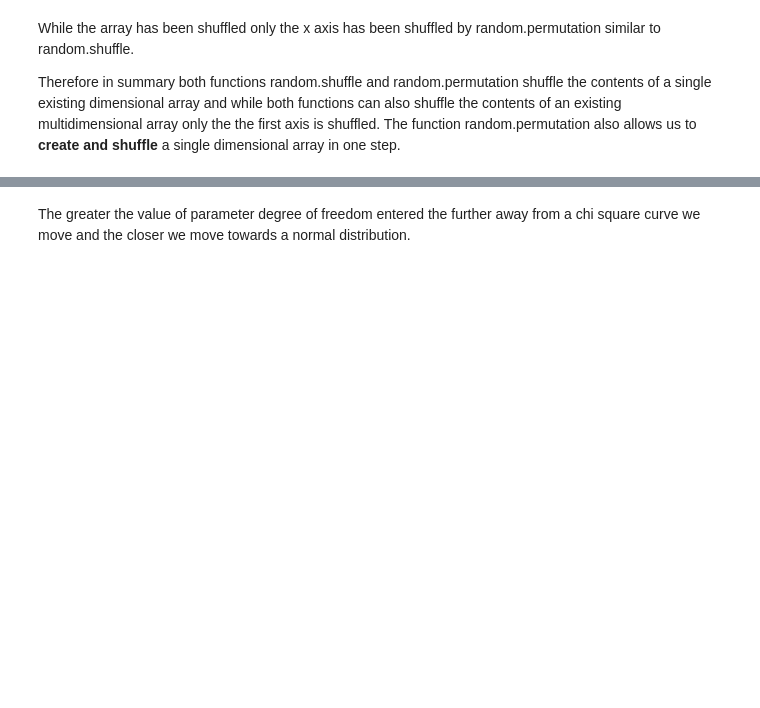
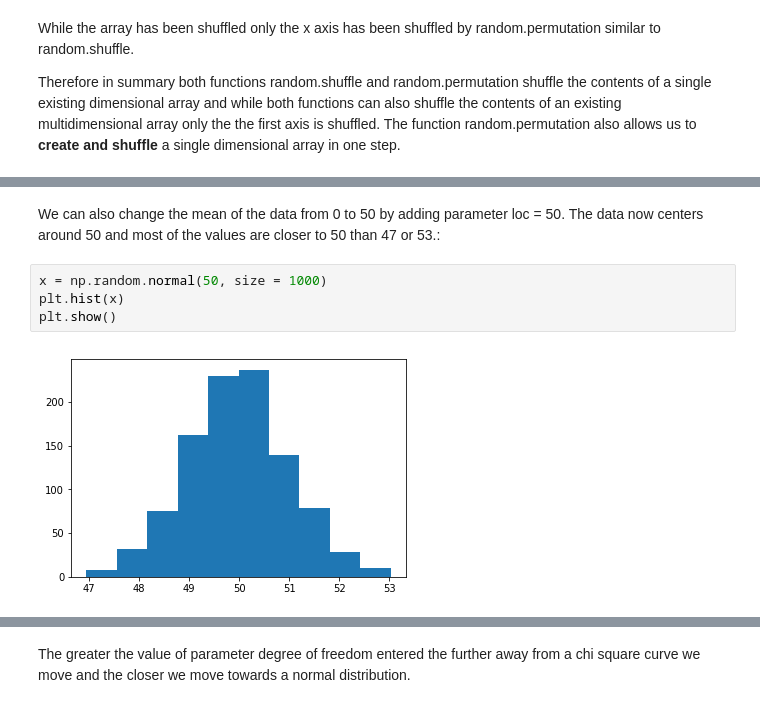
Before and after one commit to fionaoriordan/52465_19_np, a Jupyter notebook: numpy_random.ipynb, the cells around one changed output, grey strips where cells are left out. Drawn from its saved outputs; the diff is of its cells as text; blank space fills up the shorter version.

```diff
--- a/numpy_random.ipynb
+++ b/numpy_random.ipynb
@@ -532,0 +465,8 @@ plt.hist(x)
+# %% [markdown]
+We can also change the mean of the data from 0 to 50 by adding parameter loc = 50.  The data now centers around 50 and most of the values are closer to 50 than 47 or 53.:
+# %%
+x = np.random.normal(50, size = 1000)
+plt.hist(x)
+plt.show()
+# %% [output]
+[figure, added]
```
Also changed, not shown: parts of 38 cells of this notebook.
